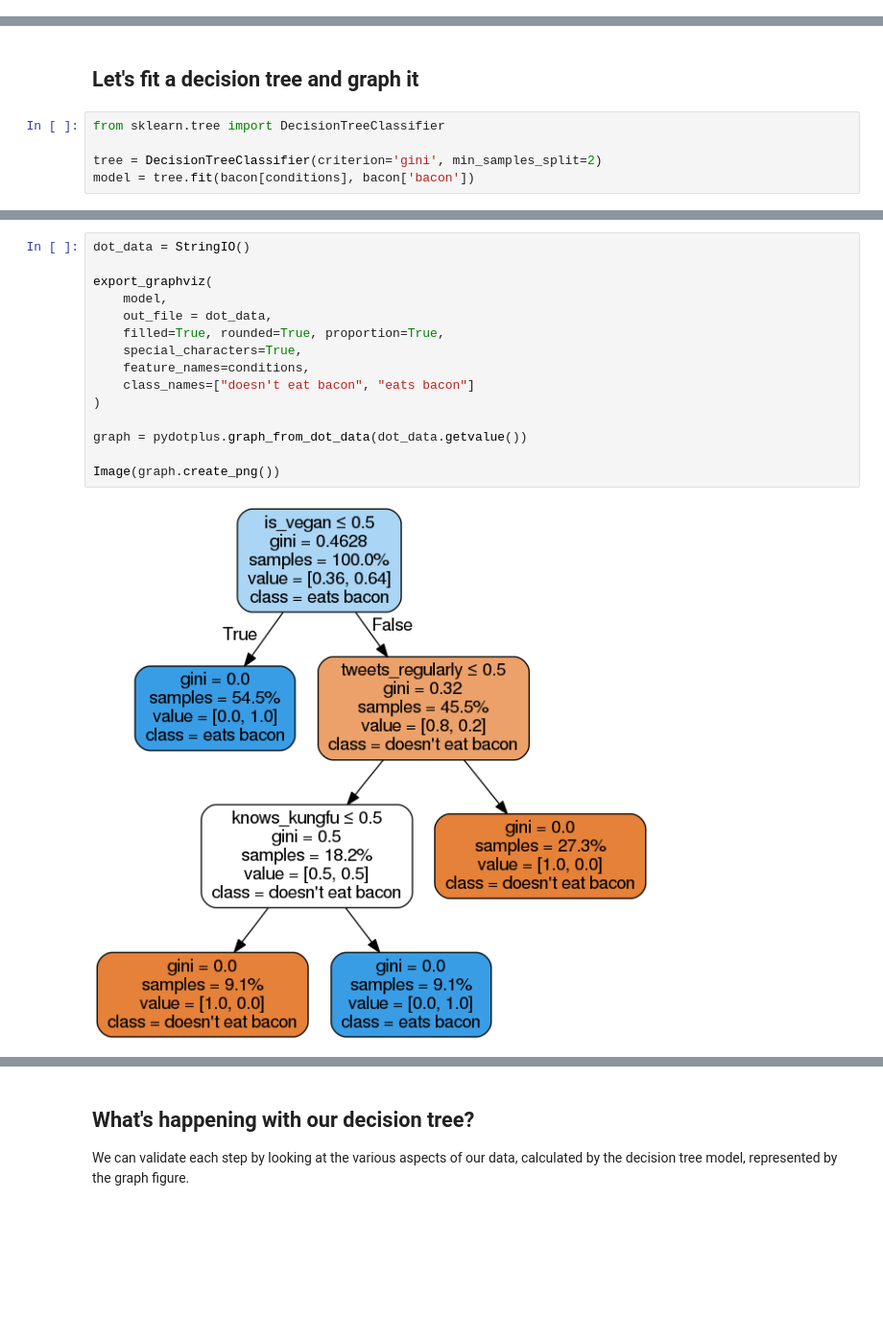
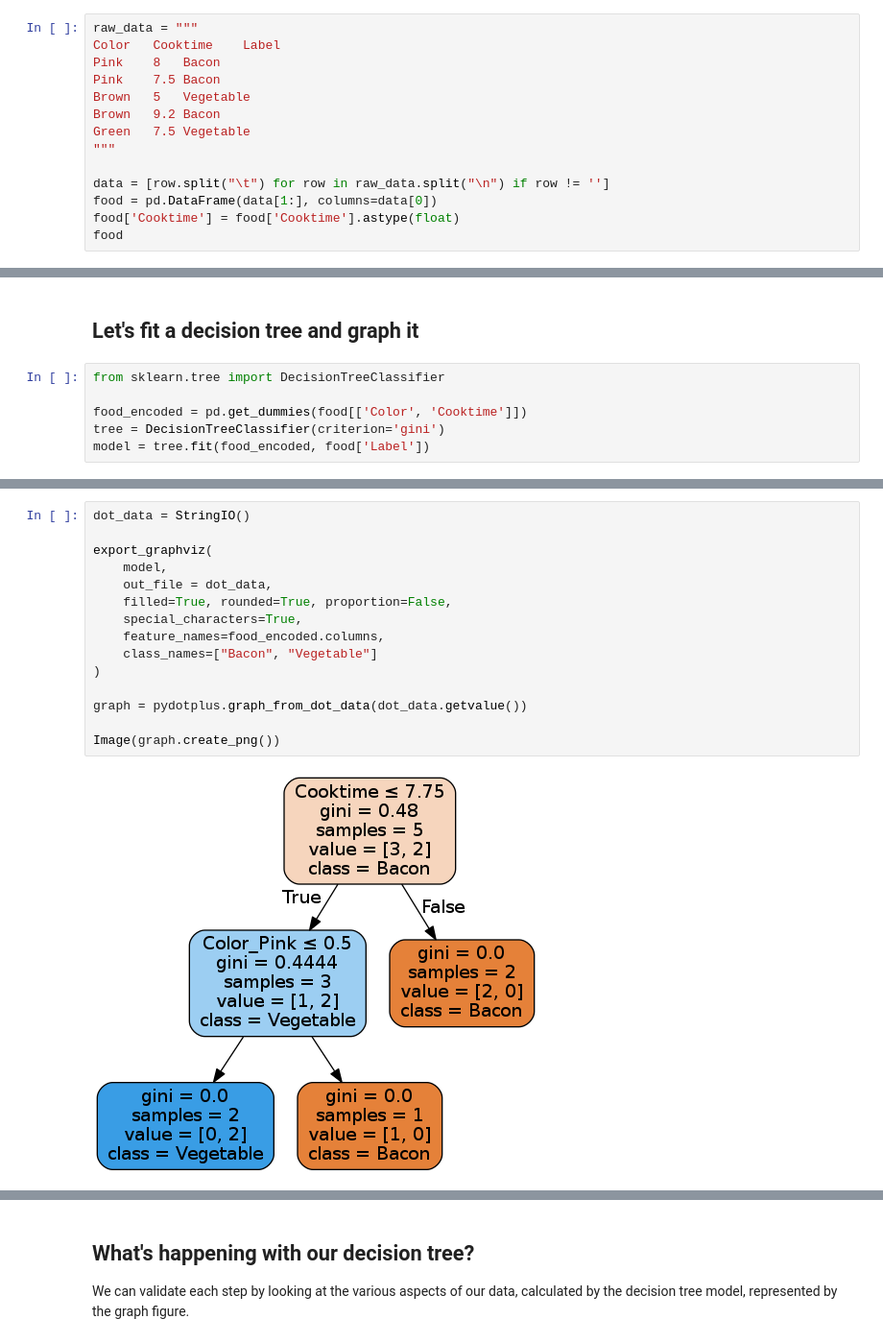
Before and after one commit to ga-curriculum/lesson-decision-trees, a Jupyter notebook: CART-codealong.ipynb, the cells around one changed output, grey strips where cells are left out. Shown at 96% size. Drawn from its saved outputs; the diff is of its cells as text; blank space fills up the shorter version.

Commit message:
Completely revised code-along with new figures and handy charts.  Don't worry I took a nap earlier I know it's late ;)

```diff
--- a/CART-codealong.ipynb
+++ b/CART-codealong.ipynb
@@ -366,0 +319,14 @@ dtype: int64
+# %%
+raw_data = """
+Color	Cooktime	Label
+Pink	8	Bacon
+Pink	7.5	Bacon
+Brown	5	Vegetable
+Brown	9.2	Bacon
+Green	7.5	Vegetable
+"""
+
+data = [row.split("\t") for row in raw_data.split("\n") if row != '']
+food = pd.DataFrame(data[1:], columns=data[0])
+food['Cooktime'] = food['Cooktime'].astype(float)
+food
@@ -501,5 +610,6 @@ dtype: int64
 # %%
 from sklearn.tree import DecisionTreeClassifier
 
-tree = DecisionTreeClassifier(criterion='gini', min_samples_split=2)
-model = tree.fit(bacon[conditions], bacon['bacon'])
+food_encoded = pd.get_dummies(food[['Color', 'Cooktime']])
+tree = DecisionTreeClassifier(criterion='gini')
+model = tree.fit(food_encoded, food['Label'])
@@ -509,17 +621,17 @@ We will look at it.  Also check out my annotated figure afterwards.
 # %%
 dot_data = StringIO()
 
 export_graphviz(
     model,
     out_file = dot_data,
-    filled=True, rounded=True, proportion=True,
+    filled=True, rounded=True, proportion=False,
     special_characters=True,
-    feature_names=conditions,
-    class_names=["doesn't eat bacon", "eats bacon"]
+    feature_names=food_encoded.columns,
+    class_names=["Bacon", "Vegetable"]
 )
 
 graph = pydotplus.graph_from_dot_data(dot_data.getvalue())
 
 Image(graph.create_png())
 # %% [output]
-[figure, old version]
+[figure, new version]
```
Also changed, not shown: parts of 68 cells of this notebook, 1 other file.
